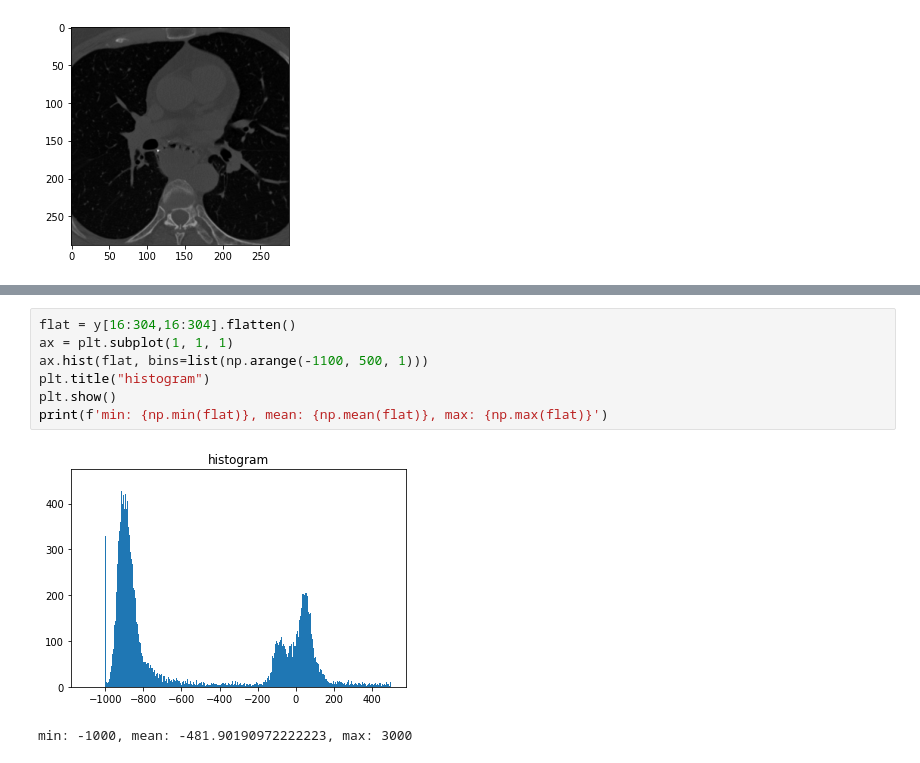
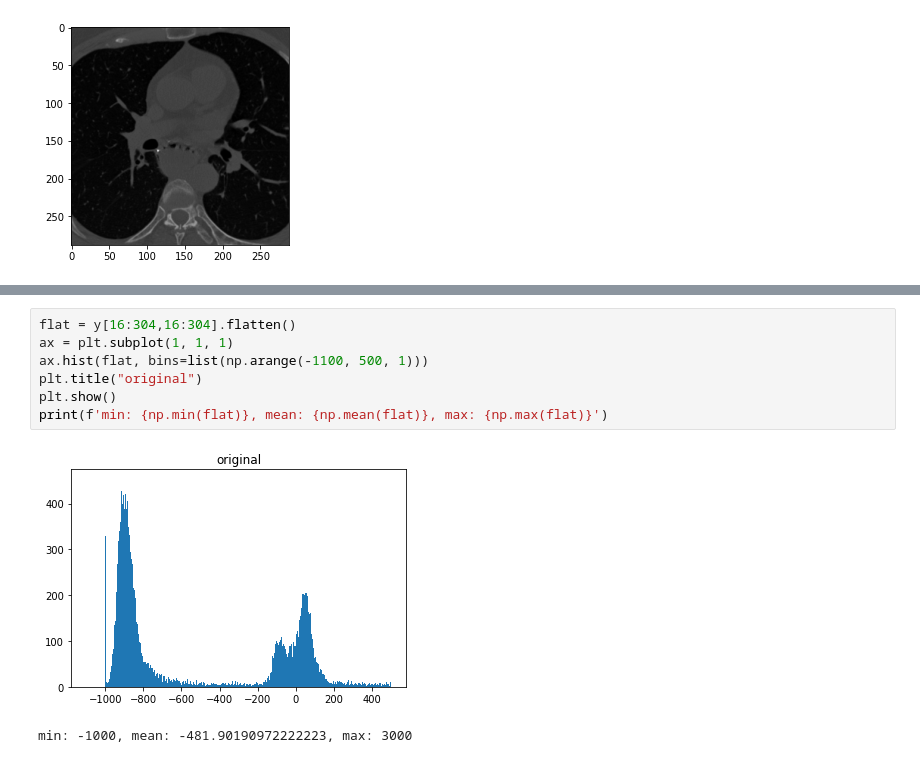
Before and after one commit to s-mostafa-a/CT-noise-statistical-characterization, a Jupyter notebook: notebooks/debug.ipynb, the cells around one changed output, grey strips where cells are left out. Cells and saved outputs as stored; diff of their text form.

```diff
--- a/notebooks/debug.ipynb
+++ b/notebooks/debug.ipynb
@@ -119,10 +119,10 @@ min: -982.1206470432381, mean: -473.7239634866142, max: 383.5093826449149
 # %%
 flat = y[16:304,16:304].flatten()
 ax = plt.subplot(1, 1, 1)
 ax.hist(flat, bins=list(np.arange(-1100, 500, 1)))
-plt.title("histogram")
+plt.title("original")
 plt.show()
 print(f'min: {np.min(flat)}, mean: {np.mean(flat)}, max: {np.max(flat)}')
 # %% [output]
-[figure, old version]
+[figure, new version]
 min: -1000, mean: -481.90190972222223, max: 3000
```
Also changed, not shown: parts of 1 cell of this notebook.
